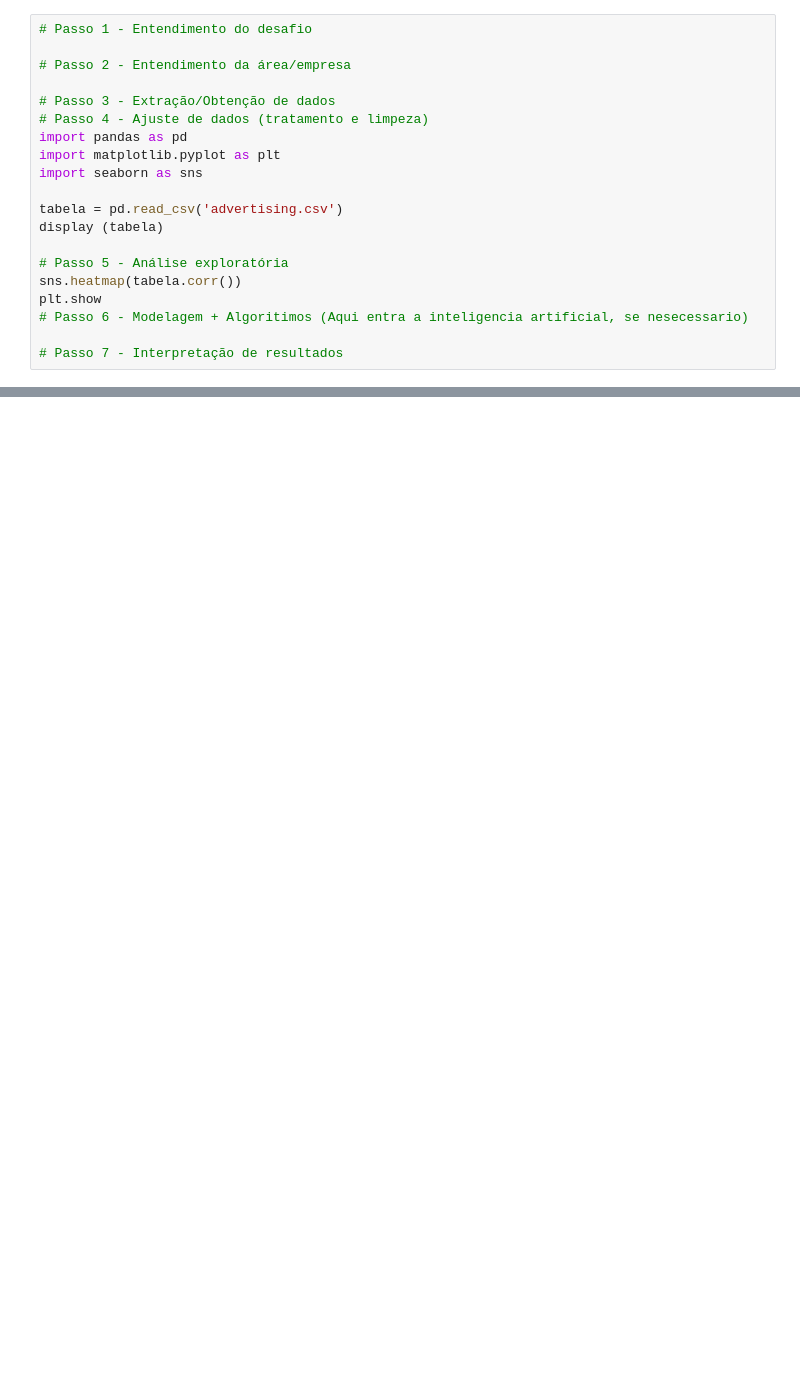
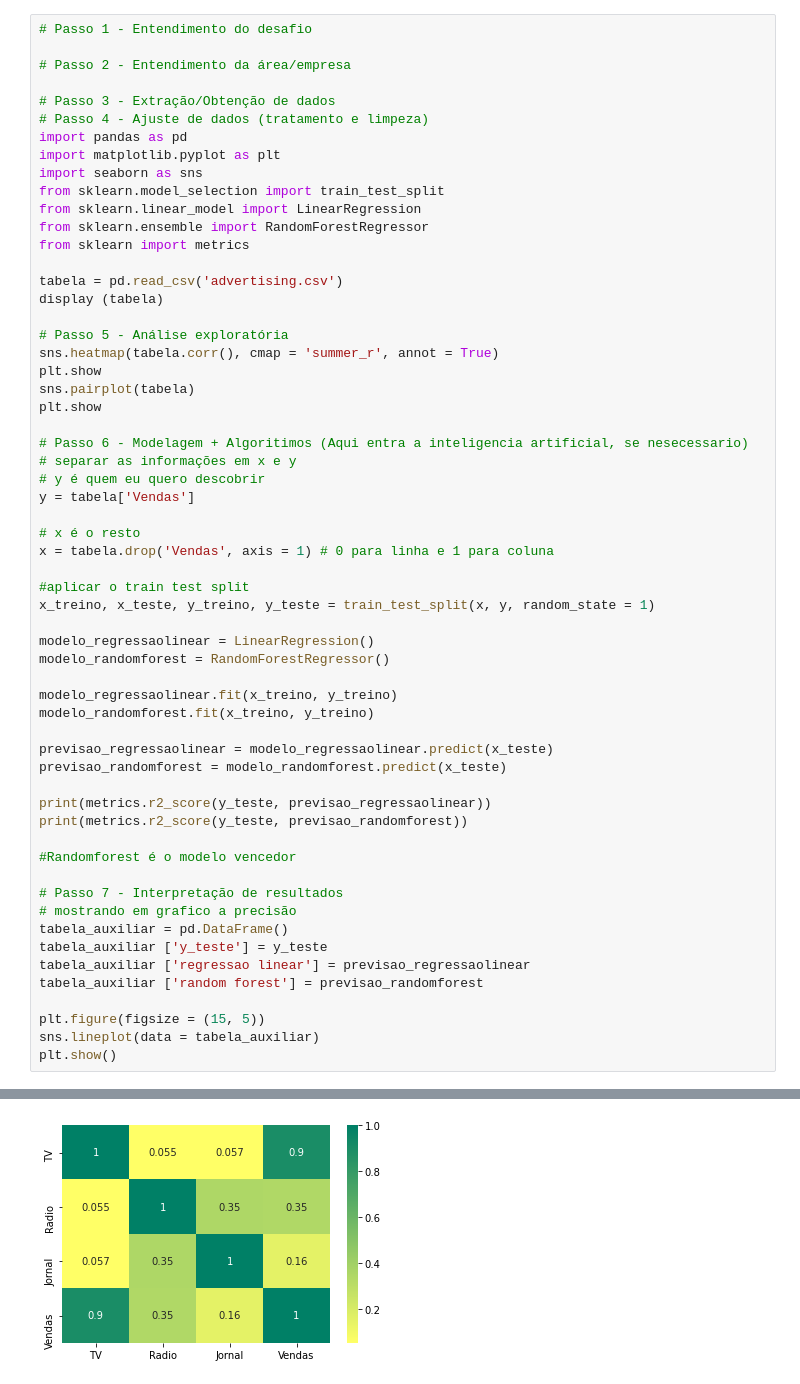
Before and after one commit to romarin1/Data-Science, a Jupyter notebook: Data Science Code.ipynb, the cells around one changed output, grey strips where cells are left out. Drawn from its saved outputs; the diff is of its cells as text; blank space fills up the shorter version.

Commit message:
modelagem e interpretação dos resultados

```diff
--- a/Data Science Code.ipynb
+++ b/Data Science Code.ipynb
@@ -8,16 +8,55 @@
 import pandas as pd
 import matplotlib.pyplot as plt
 import seaborn as sns
+from sklearn.model_selection import train_test_split
+from sklearn.linear_model import LinearRegression
+from sklearn.ensemble import RandomForestRegressor
+from sklearn import metrics
 
 tabela = pd.read_csv('advertising.csv')
 display (tabela)
 
 # Passo 5 - Análise exploratória
-sns.heatmap(tabela.corr())
+sns.heatmap(tabela.corr(), cmap = 'summer_r', annot = True)
 plt.show
+sns.pairplot(tabela)
+plt.show
+
 # Passo 6 - Modelagem + Algoritimos (Aqui entra a inteligencia artificial, se nesecessario)
+# separar as informações em x e y
+# y é quem eu quero descobrir
+y = tabela['Vendas']
+
+# x é o resto
+x = tabela.drop('Vendas', axis = 1) # 0 para linha e 1 para coluna
+
+#aplicar o train test split
+x_treino, x_teste, y_treino, y_teste = train_test_split(x, y, random_state = 1)
+
+modelo_regressaolinear = LinearRegression()
+modelo_randomforest = RandomForestRegressor()
+
+modelo_regressaolinear.fit(x_treino, y_treino)
+modelo_randomforest.fit(x_treino, y_treino)
+
+previsao_regressaolinear = modelo_regressaolinear.predict(x_teste)
+previsao_randomforest = modelo_randomforest.predict(x_teste)
+
+print(metrics.r2_score(y_teste, previsao_regressaolinear))
+print(metrics.r2_score(y_teste, previsao_randomforest))
+
+#Randomforest é o modelo vencedor
 
 # Passo 7 - Interpretação de resultados
+# mostrando em grafico a precisão
+tabela_auxiliar = pd.DataFrame()
+tabela_auxiliar ['y_teste'] = y_teste
+tabela_auxiliar ['regressao linear'] = previsao_regressaolinear
+tabela_auxiliar ['random forest'] = previsao_randomforest
+
+plt.figure(figsize = (15, 5))
+sns.lineplot(data = tabela_auxiliar)
+plt.show()
 # %% [output]
 |  | TV | Radio | Jornal | Vendas |
 | 0 | 230.1 | 37.8 | 69.2 | 22.1 |
@@ -34,0 +76 @@ plt.show
+[figure, added]
```
Also changed, not shown: parts of 4 cells of this notebook.
